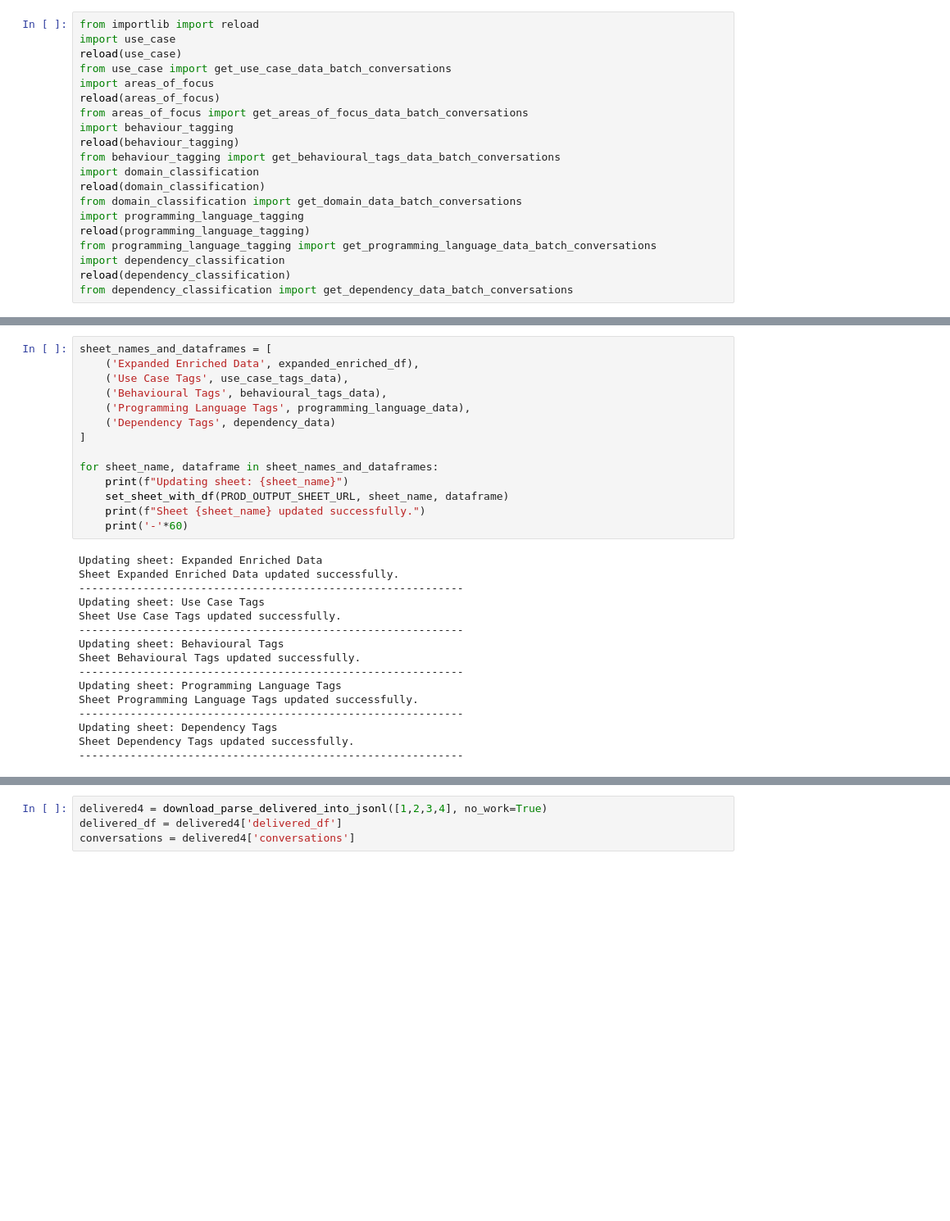
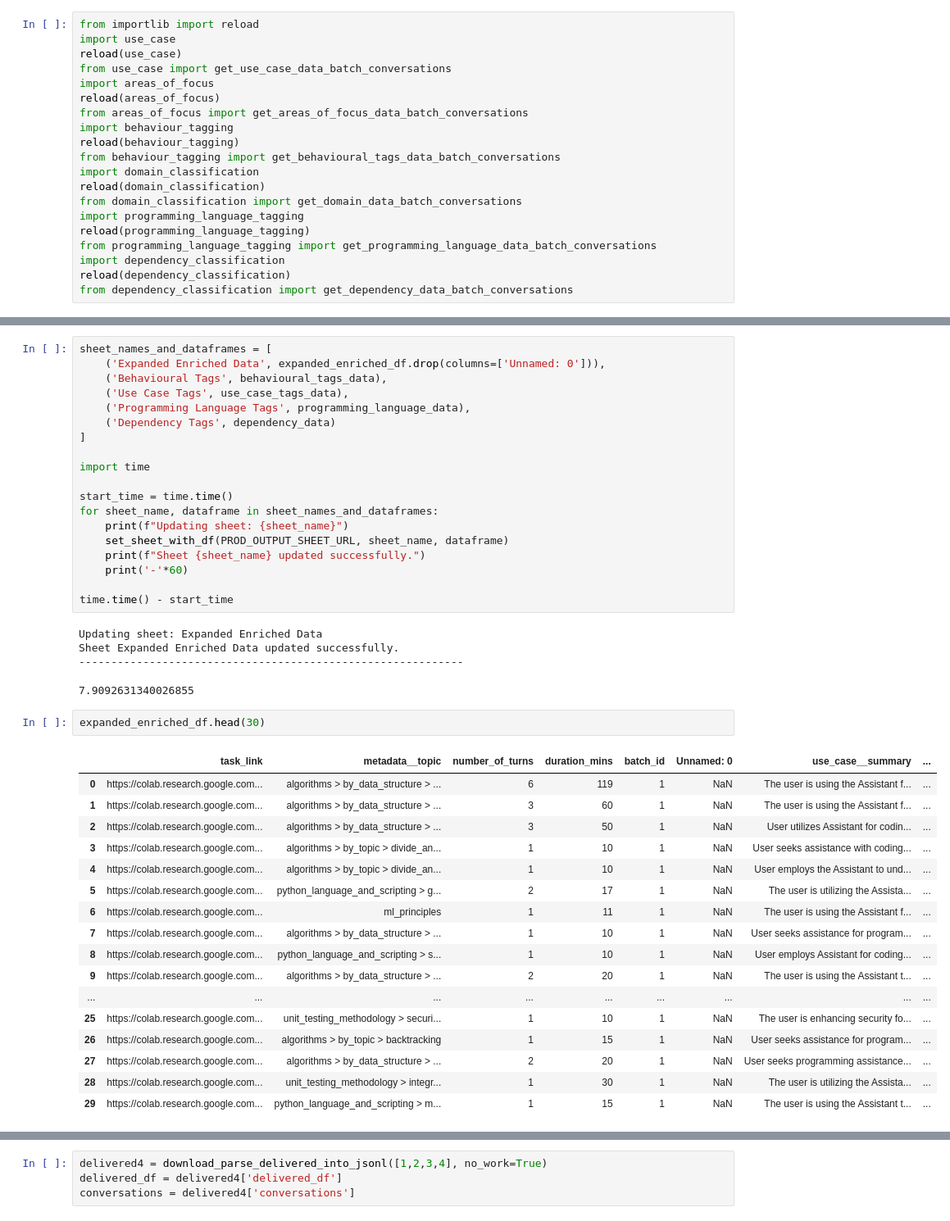
Before and after one commit to alexei-v-tu/character_tasks, a Jupyter notebook: operations/delivery/split_analytics/only_data_no_plots.ipynb, the cells around one changed output, grey strips where cells are left out. Shown at 82% size. Saved outputs shown, nothing was run; the diff lists cells and outputs as text; blank space fills up the shorter version.

```diff
--- a/operations/delivery/split_analytics/only_data_no_plots.ipynb
+++ b/operations/delivery/split_analytics/only_data_no_plots.ipynb
@@ -392,30 +446,44 @@ def set_sheet_with_df(sheet_url, sheet_name, df):
 # %%
 sheet_names_and_dataframes = [
-    ('Expanded Enriched Data', expanded_enriched_df),
+    ('Expanded Enriched Data', expanded_enriched_df.drop(columns=['Unnamed: 0'])),
+    ('Behavioural Tags', behavioural_tags_data),
     ('Use Case Tags', use_case_tags_data),
-    ('Behavioural Tags', behavioural_tags_data),
     ('Programming Language Tags', programming_language_data),
     ('Dependency Tags', dependency_data)
 ]
 
+import time
+
+start_time = time.time()
 for sheet_name, dataframe in sheet_names_and_dataframes:
     print(f"Updating sheet: {sheet_name}")
     set_sheet_with_df(PROD_OUTPUT_SHEET_URL, sheet_name, dataframe)
     print(f"Sheet {sheet_name} updated successfully.")
     print('-'*60)
+
+time.time() - start_time
 # %% [output]
 Updating sheet: Expanded Enriched Data
 Sheet Expanded Enriched Data updated successfully.
 ------------------------------------------------------------
-Updating sheet: Use Case Tags
-Sheet Use Case Tags updated successfully.
-------------------------------------------------------------
-Updating sheet: Behavioural Tags
-Sheet Behavioural Tags updated successfully.
-------------------------------------------------------------
-Updating sheet: Programming Language Tags
-Sheet Programming Language Tags updated successfully.
-------------------------------------------------------------
-Updating sheet: Dependency Tags
-Sheet Dependency Tags updated successfully.
-------------------------------------------------------------
+7.9092631340026855
+# %%
+expanded_enriched_df.head(30)
+# %% [output]
+|  | task_link | metadata__topic | number_of_turns | duration_mins | batch_id | Unnamed: 0 | use_case__summary | ... |
+| 0 | https://colab.research.google.com... | algorithms > by_data_structure > ... | 6 | 119 | 1 | NaN | The user is using the Assistant f... | ... |
+| 1 | https://colab.research.google.com... | algorithms > by_data_structure > ... | 3 | 60 | 1 | NaN | The user is using the Assistant f... | ... |
+| 2 | https://colab.research.google.com... | algorithms > by_data_structure > ... | 3 | 50 | 1 | NaN | User utilizes Assistant for codin... | ... |
+| 3 | https://colab.research.google.com... | algorithms > by_topic > divide_an... | 1 | 10 | 1 | NaN | User seeks assistance with coding... | ... |
+| 4 | https://colab.research.google.com... | algorithms > by_topic > divide_an... | 1 | 10 | 1 | NaN | User employs the Assistant to und... | ... |
+| 5 | https://colab.research.google.com... | python_language_and_scripting > g... | 2 | 17 | 1 | NaN | The user is utilizing the Assista... | ... |
+| 6 | https://colab.research.google.com... | ml_principles | 1 | 11 | 1 | NaN | The user is using the Assistant f... | ... |
+| 7 | https://colab.research.google.com... | algorithms > by_data_structure > ... | 1 | 10 | 1 | NaN | User seeks assistance for program... | ... |
+| 8 | https://colab.research.google.com... | python_language_and_scripting > s... | 1 | 10 | 1 | NaN | User employs Assistant for coding... | ... |
+| 9 | https://colab.research.google.com... | algorithms > by_data_structure > ... | 2 | 20 | 1 | NaN | The user is using the Assistant t... | ... |
+| ... | ... | ... | ... | ... | ... | ... | ... | ... |
+| 25 | https://colab.research.google.com... | unit_testing_methodology > securi... | 1 | 10 | 1 | NaN | The user is enhancing security fo... | ... |
+| 26 | https://colab.research.google.com... | algorithms > by_topic > backtracking | 1 | 15 | 1 | NaN | User seeks assistance for program... | ... |
+| 27 | https://colab.research.google.com... | algorithms > by_data_structure > ... | 2 | 20 | 1 | NaN | User seeks programming assistance... | ... |
+| 28 | https://colab.research.google.com... | unit_testing_methodology > integr... | 1 | 30 | 1 | NaN | The user is utilizing the Assista... | ... |
+| 29 | https://colab.research.google.com... | python_language_and_scripting > m... | 1 | 15 | 1 | NaN | The user is using the Assistant t... | ... |
```
Also changed, not shown: parts of 44 cells of this notebook, 6 other files.
